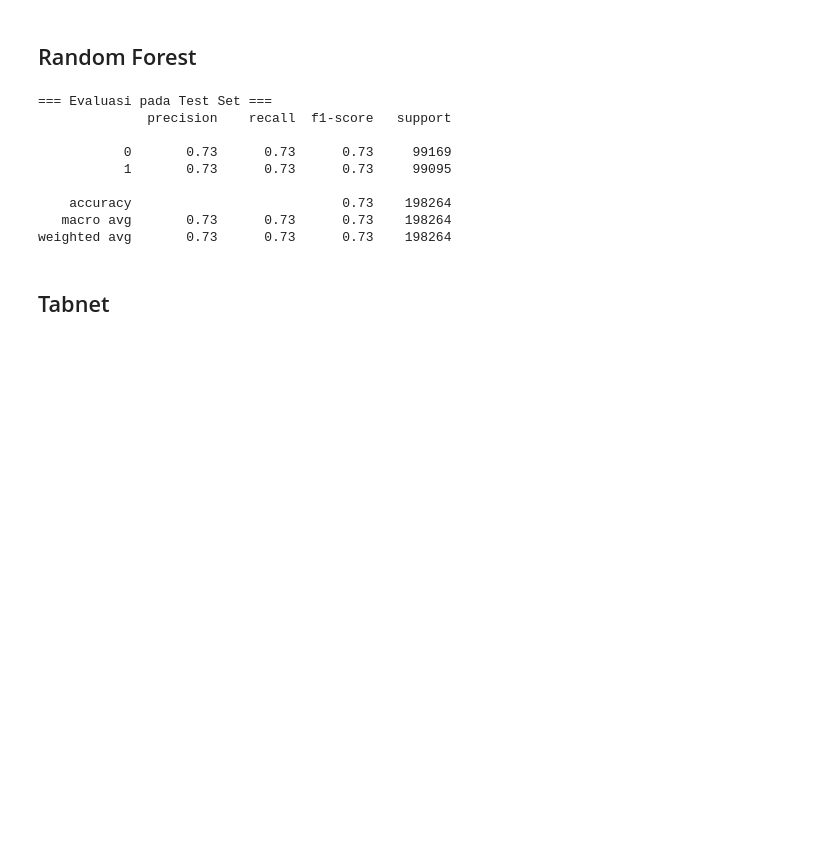
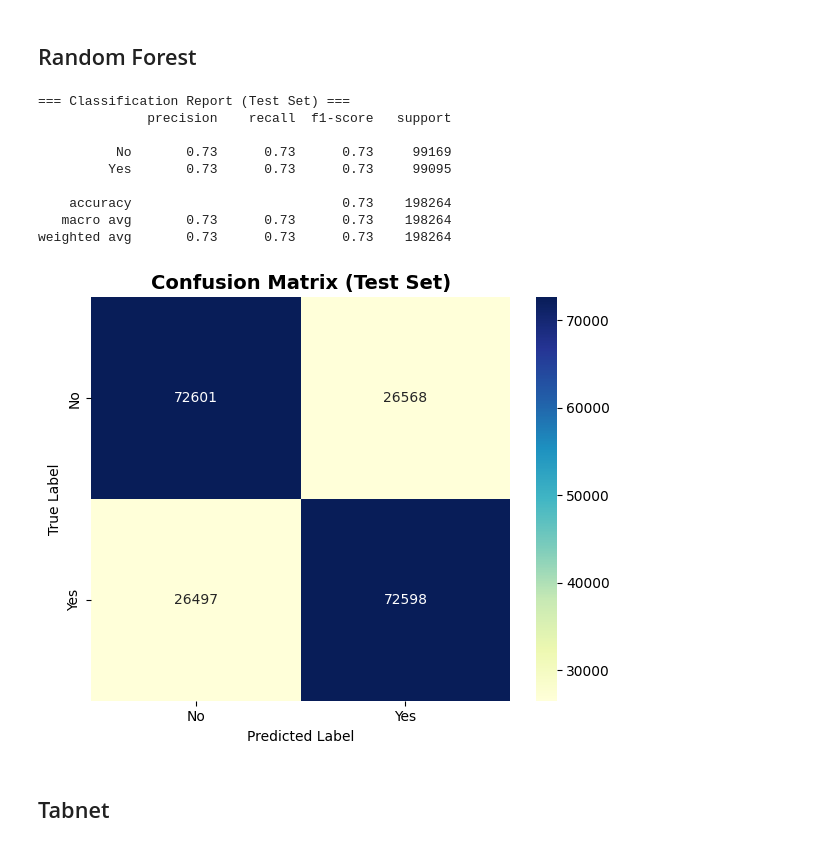
Before and after one commit to retnnoo/smoking_drinking_classification, a Jupyter notebook: classification-of-alcohol-drinkers.ipynb, the cells around one changed output. Cells and saved outputs as stored; diff of their text form; code cells hidden in the pictures; blank space fills up the shorter version.

```diff
--- a/classification-of-alcohol-drinkers.ipynb
+++ b/classification-of-alcohol-drinkers.ipynb
@@ -330,28 +323,38 @@ Name: count, dtype: int64
 # Model
 # %% [markdown]
 ## Random Forest
-# %%
-from sklearn.ensemble import RandomForestClassifier
-from sklearn.metrics import classification_report, confusion_matrix
-
-# Latih model di data train
-model = RandomForestClassifier(random_state=42)
-model.fit(X_train_bal, y_train_bal)
-
-# Prediksi di test
-y_test_pred = model.predict(X_test)
-print("=== Evaluasi pada Test Set ===")
-print(classification_report(y_test, y_test_pred))
-# %% [output]
-=== Evaluasi pada Test Set ===
-              precision    recall  f1-score   support
-
-           0       0.73      0.73      0.73     99169
-           1       0.73      0.73      0.73     99095
-
-    accuracy                           0.73    198264
-   macro avg       0.73      0.73      0.73    198264
-weighted avg       0.73      0.73      0.73    198264
+# %%
+from sklearn.ensemble import RandomForestClassifier
+from sklearn.metrics import classification_report, confusion_matrix
+
+model_rf= RandomForestClassifier(random_state=42)
+model_rf.fit(X_train_bal, y_train_bal)
+
+y_test_pred = model_rf.predict(X_test)
+print("=== Classification Report (Test Set) ===")
+print(classification_report(y_test, y_test_pred, target_names=['No', 'Yes']))
+
+cm = confusion_matrix(y_test, y_test_pred)
+
+plt.figure(figsize=(6, 5))
+sns.heatmap(cm, annot=True, fmt='d', cmap='YlGnBu',
+            xticklabels=['No', 'Yes'], yticklabels=['No', 'Yes'])
+plt.xlabel('Predicted Label')
+plt.ylabel('True Label')
+plt.title('Confusion Matrix (Test Set)', fontsize=14, fontweight='bold')
+plt.tight_layout()
+plt.show()
+# %% [output]
+=== Classification Report (Test Set) ===
+              precision    recall  f1-score   support
+
+          No       0.73      0.73      0.73     99169
+         Yes       0.73      0.73      0.73     99095
+
+    accuracy                           0.73    198264
+   macro avg       0.73      0.73      0.73    198264
+weighted avg       0.73      0.73      0.73    198264
+[figure, added]
 # %% [markdown]
 ## Tabnet
 # %%
```
Also changed, not shown: parts of 15 cells of this notebook.
